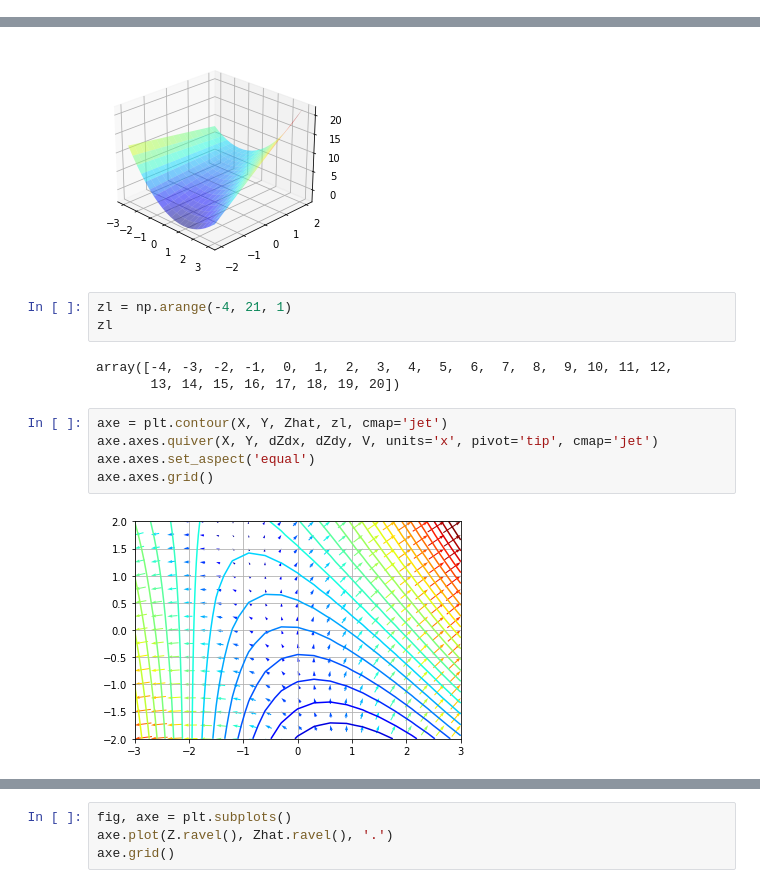
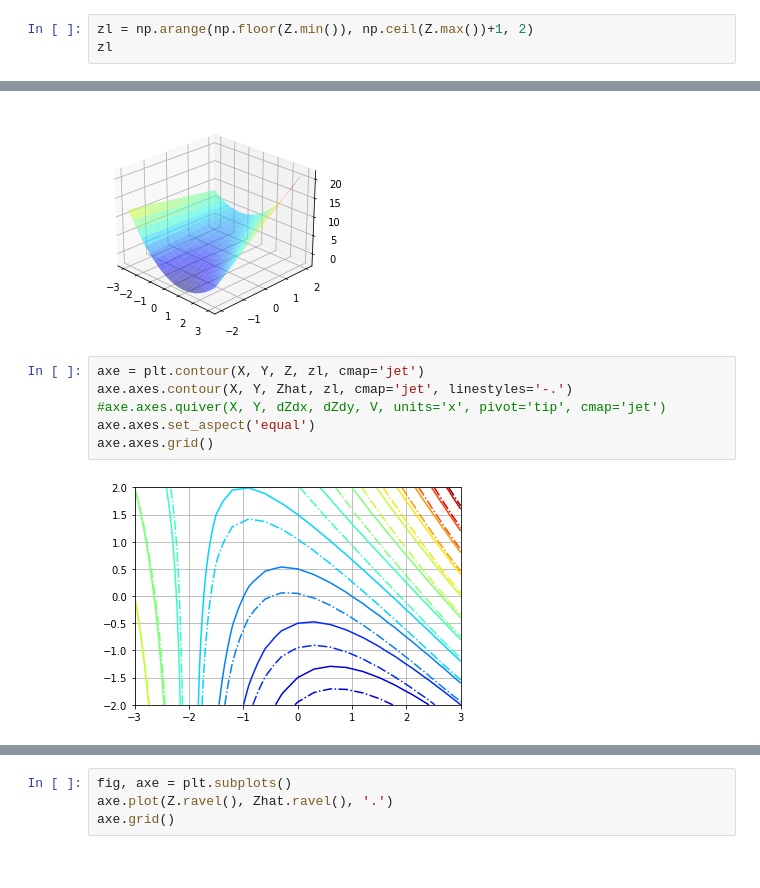
Before and after one commit to jlandercy/cookbook, a Jupyter notebook: python/stackoverflow/2DGradIntegralMCVE.ipynb, the cells around one changed output, grey strips where cells are left out. Saved outputs shown, nothing was run; the diff lists cells and outputs as text.

```diff
--- a/python/stackoverflow/2DGradIntegralMCVE.ipynb
+++ b/python/stackoverflow/2DGradIntegralMCVE.ipynb
@@ -31,3 +30,6 @@ Y.shape
 (17, 21)
 # %%
 Z = f(X, Y)
+# %%
+zl = np.arange(np.floor(Z.min()), np.ceil(Z.max())+1, 2)
+zl
@@ -82,16 +86,11 @@ axe.plot_surface(X, Y, Zhat, cmap='jet', alpha=0.5)
 axe.view_init(elev=25, azim=-45)
 # %% [output]
 [figure]
-# %%
-zl = np.arange(-4, 21, 1)
-zl
-# %% [output]
-array([-4, -3, -2, -1,  0,  1,  2,  3,  4,  5,  6,  7,  8,  9, 10, 11, 12,
-       13, 14, 15, 16, 17, 18, 19, 20])
 # %%
-axe = plt.contour(X, Y, Zhat, zl, cmap='jet')
-axe.axes.quiver(X, Y, dZdx, dZdy, V, units='x', pivot='tip', cmap='jet')
+axe = plt.contour(X, Y, Z, zl, cmap='jet')
+axe.axes.contour(X, Y, Zhat, zl, cmap='jet', linestyles='-.')
+#axe.axes.quiver(X, Y, dZdx, dZdy, V, units='x', pivot='tip', cmap='jet')
 axe.axes.set_aspect('equal')
 axe.axes.grid()
 # %% [output]
-[figure, old version]
+[figure, new version]
```
Also changed, not shown: parts of 19 cells of this notebook.
